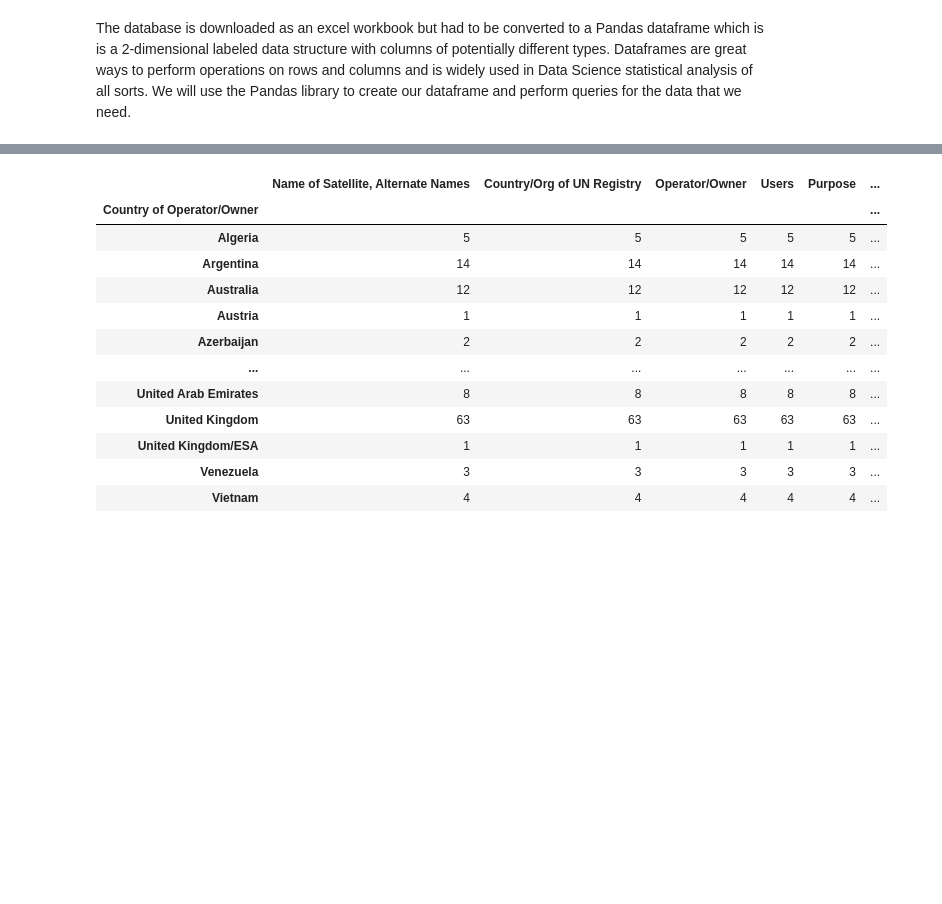
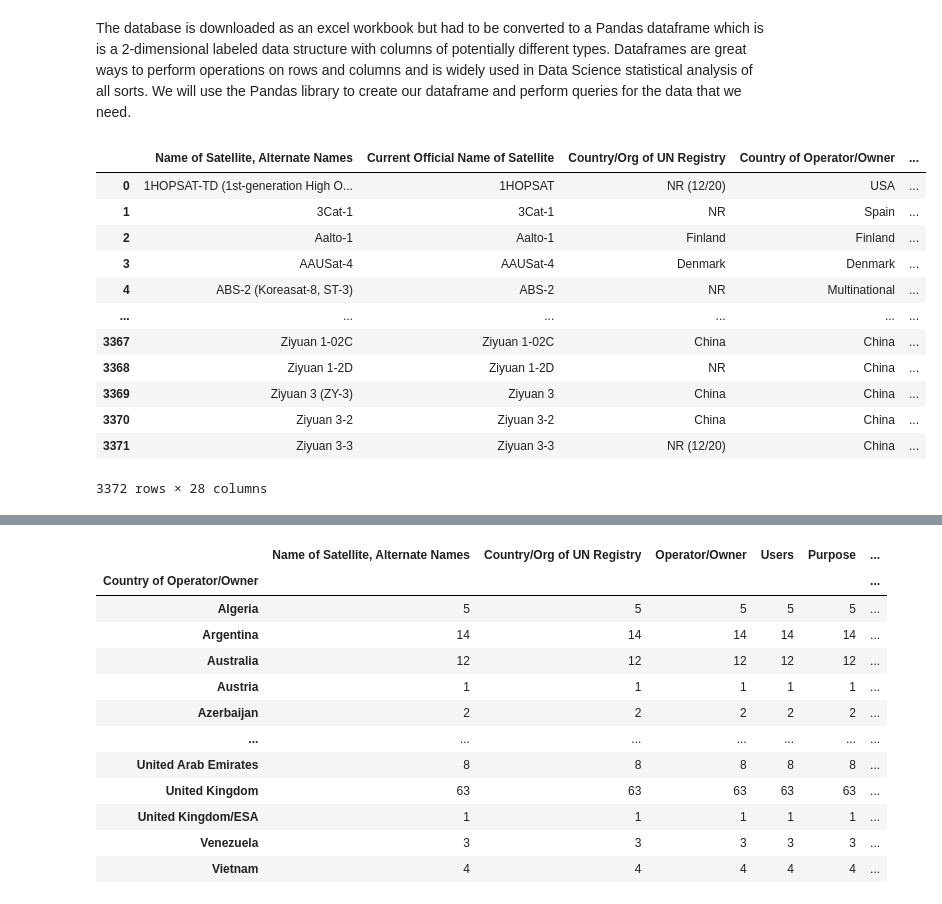
Before and after one commit to GateraGael/Data-Science-Life-Cycle-Global-Rocket-Launch-Study, a Jupyter notebook: Aerospace_Launch_Business_Data_Analysis.ipynb, the cells around one changed output, grey strips where cells are left out. Drawn from its saved outputs; the diff is of its cells as text; code cells hidden in the pictures; blank space fills up the shorter version.

```diff
--- a/Aerospace_Launch_Business_Data_Analysis.ipynb
+++ b/Aerospace_Launch_Business_Data_Analysis.ipynb
@@ -395,4 +397,20 @@ import numpy as np
 The database is downloaded as an excel workbook but had to be converted to a Pandas dataframe which is is a 2-dimensional labeled data structure with columns of potentially different types. Dataframes are great ways to perform operations on rows and columns and is widely used in Data Science statistical analysis of all sorts. We will use the Pandas library to create our dataframe and perform queries for the data that we need.
 # %%
 # Reading in Database from Union of Concerned Scientist for Analysis
-UCS_df = pd.read_excel('Data/UCS-Satellite-Database-10-1-Cleaned.xlsx')
+UCS_df = pd.read_excel('Data/UCS_Satellites.xlsx')
+# %%
+UCS_df
+# %% [output]
+|  | Name of Satellite, Alternate Names | Current Official Name of Satellite | Country/Org of UN Registry | Country of Operator/Owner | ... |
+| 0 | 1HOPSAT-TD (1st-generation High O... | 1HOPSAT | NR (12/20) | USA | ... |
+| 1 | 3Cat-1 | 3Cat-1 | NR | Spain | ... |
+| 2 | Aalto-1 | Aalto-1 | Finland | Finland | ... |
+| 3 | AAUSat-4 | AAUSat-4 | Denmark | Denmark | ... |
+| 4 | ABS-2 (Koreasat-8, ST-3) | ABS-2 | NR | Multinational | ... |
+| ... | ... | ... | ... | ... | ... |
+| 3367 | Ziyuan 1-02C | Ziyuan 1-02C | China | China | ... |
+| 3368 | Ziyuan 1-2D | Ziyuan 1-2D | NR | China | ... |
+| 3369 | Ziyuan 3 (ZY-3) | Ziyuan 3 | China | China | ... |
+| 3370 | Ziyuan 3-2 | Ziyuan 3-2 | China | China | ... |
+| 3371 | Ziyuan 3-3 | Ziyuan 3-3 | NR (12/20) | China | ... |
+3372 rows × 28 columns
```
Also changed, not shown: parts of 5 cells of this notebook.
